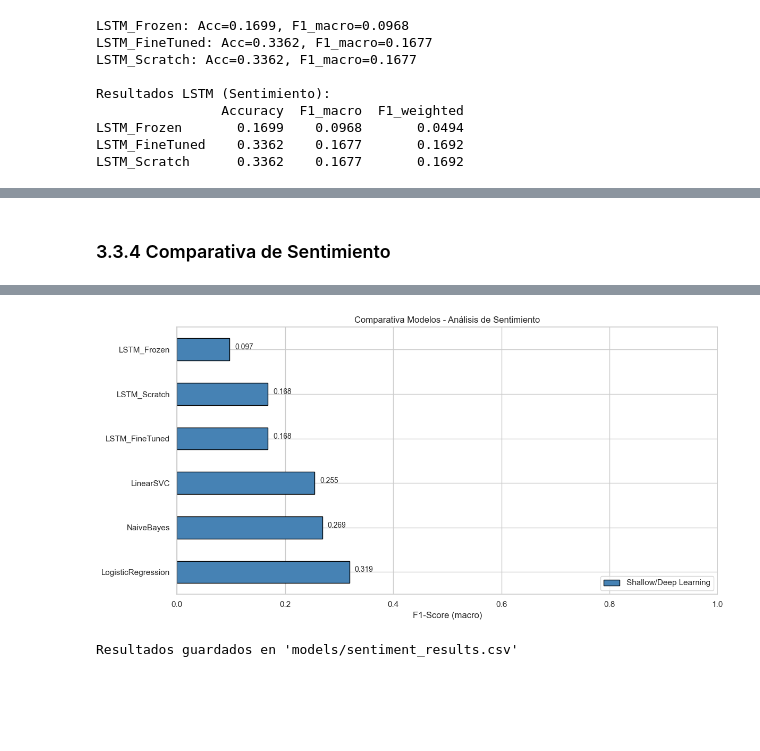
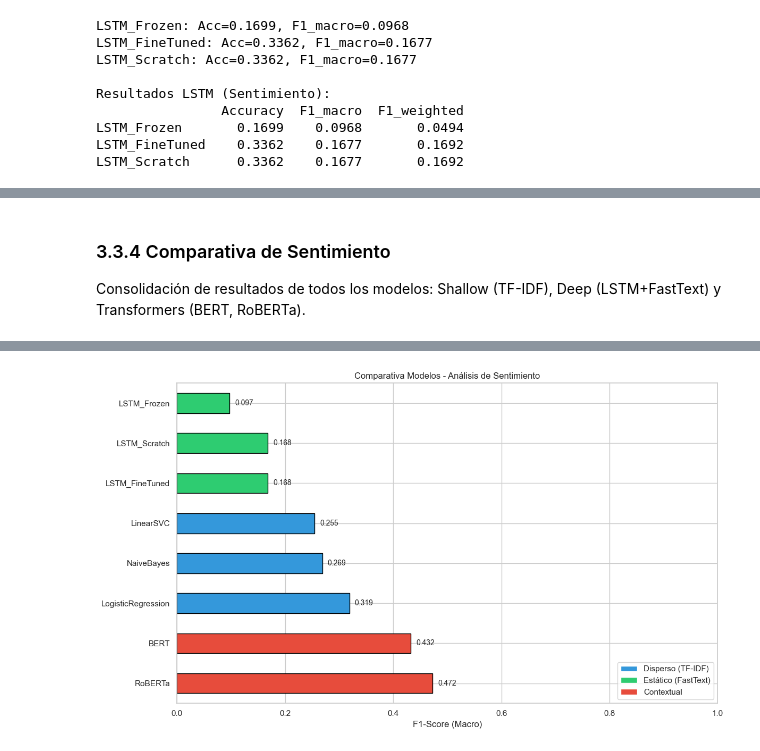
Before and after one commit to Ibonarambarri/NLP_TrabajoFinal, a Jupyter notebook: notebook.ipynb, the cells around one changed output, grey strips where cells are left out. Saved outputs shown, nothing was run; the diff lists cells and outputs as text; code cells hidden in the pictures; blank space fills up the shorter version.

```diff
--- a/notebook.ipynb
+++ b/notebook.ipynb
@@ -1562,41 +1901,66 @@ LSTM_Scratch      0.3362    0.1677       0.1692
 # %% [markdown]
 ### 3.3.4 Comparativa de Sentimiento
+
+Consolidación de resultados de todos los modelos: Shallow (TF-IDF), Deep (LSTM+FastText) y Transformers (BERT, RoBERTa).
 # %%
-# Consolidar resultados de sentimiento
+# ==============================================================================
+# COMPARATIVA COMPLETA - ANÁLISIS DE SENTIMIENTO
+# ==============================================================================
+
+# Añadir resultados de Transformers
+transformer_sent_results = {
+    'BERT': {
+        'Accuracy': bert_results['accuracy'],
+        'F1_macro': bert_results['f1_macro'],
+        'F1_weighted': bert_results['f1_weighted']
+    },
+    'RoBERTa': {
+        'Accuracy': roberta_results['accuracy'],
+        'F1_macro': roberta_results['f1_macro'],
+        'F1_weighted': roberta_results['f1_weighted']
+    }
+}
+
+# Consolidar todos los resultados
 all_sent_results = {
     **shallow_sent_results,
     **deep_sent_results,
+    **transformer_sent_results
+}
 
-}
-df_sent = pd.DataFrame(all_sent_results).T.sort_values('F1_macro', ascending=False)
+df_sent = pd.DataFrame(all_sent_results).T
+df_sent['Tipo_Embedding'] = 'Estático'
+df_sent.loc[['NaiveBayes', 'LogisticRegression', 'LinearSVC'], 'Tipo_Embedding'] = 'Disperso (TF-IDF)'
+df_sent.loc[['LSTM_Frozen', 'LSTM_FineTuned', 'LSTM_Scratch'], 'Tipo_Embedding'] = 'Estático (FastText)'
+df_sent.loc[['BERT', 'RoBERTa'], 'Tipo_Embedding'] = 'Contextual'
 
-print('=' * 60)
+df_sent = df_sent.sort_values('F1_macro', ascending=False)
+
+print('=' * 70)
 print('COMPARATIVA COMPLETA - ANÁLISIS DE SENTIMIENTO')
-print('=' * 60)
-print(df_sent.round(4))
+print('=' * 70)
+print(df_sent[['Accuracy', 'F1_macro', 'F1_weighted', 'Tipo_Embedding']].round(4))
+
+# Guardar resultados
+df_sent.to_csv('models/sentiment_results.csv')
 
 # Visualización
-fig, ax = plt.subplots(figsize=(12, 6))
-colors = 'steelblue'
-df_sent['F1_macro'].plot(kind='barh', ax=ax, color=colors, edgecolor='black')
-ax.set_xlabel('F1-Score (macro)')
+fig, ax = plt.subplots(figsize=(12, 7))
+colors = {'Disperso (TF-IDF)': '#3498db', 'Estático (FastText)': '#2ecc71', 'Contextual': '#e74c3c'}
+bar_colors = [colors.get(df_sent.loc[idx, 'Tipo_Embedding'], 'gray') for idx in df_sent.index]
+
+df_sent['F1_macro'].plot(kind='barh', ax=ax, color=bar_colors, edgecolor='black')
+ax.set_xlabel('F1-Score (Macro)')
 ax.set_title('Comparativa Modelos - Análisis de Sentimiento')
 ax.set_xlim(0, 1)
 for i, v in enumerate(df_sent['F1_macro']):
-    ax.text(v + 0.01, i, f'{v:.3f}')
+    ax.text(v + 0.01, i, f'{v:.3f}', va='center')
 
-# Leyenda personalizada
 from matplotlib.patches import Patch
-legend_elements = [
-    Patch(facecolor='steelblue', edgecolor='black', label='Shallow/Deep Learning')
-]
+legend_elements = [Patch(facecolor=c, label=l) for l, c in colors.items()]
 ax.legend(handles=legend_elements, loc='lower right')
 
 plt.tight_layout()
-plt.savefig('charts/sentiment_comparison.png', dpi=150)
+plt.savefig('charts/sentiment_comparison_final.png', dpi=150)
 plt.show()
-
-# Guardar resultados
-df_sent.to_csv('models/sentiment_results.csv')
-print("\nResultados guardados en 'models/sentiment_results.csv'")
 # %% [output]
@@ -1613,2 +1979 @@ LSTM_Frozen           0.1699    0.0968       0.0494
-[figure, old version]
+[figure, new version]
-Resultados guardados en 'models/sentiment_results.csv'
```
Also changed, not shown: parts of 11 cells of this notebook, 1 other file.
